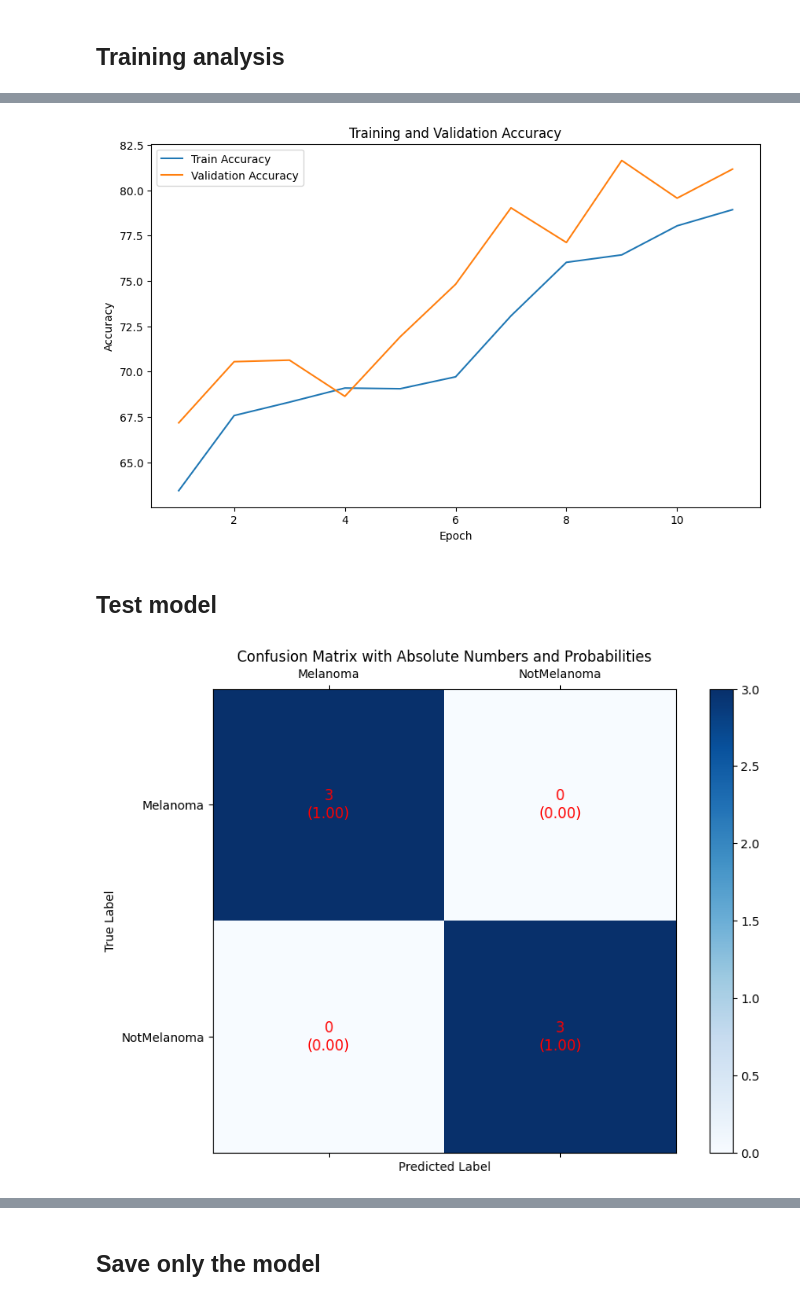
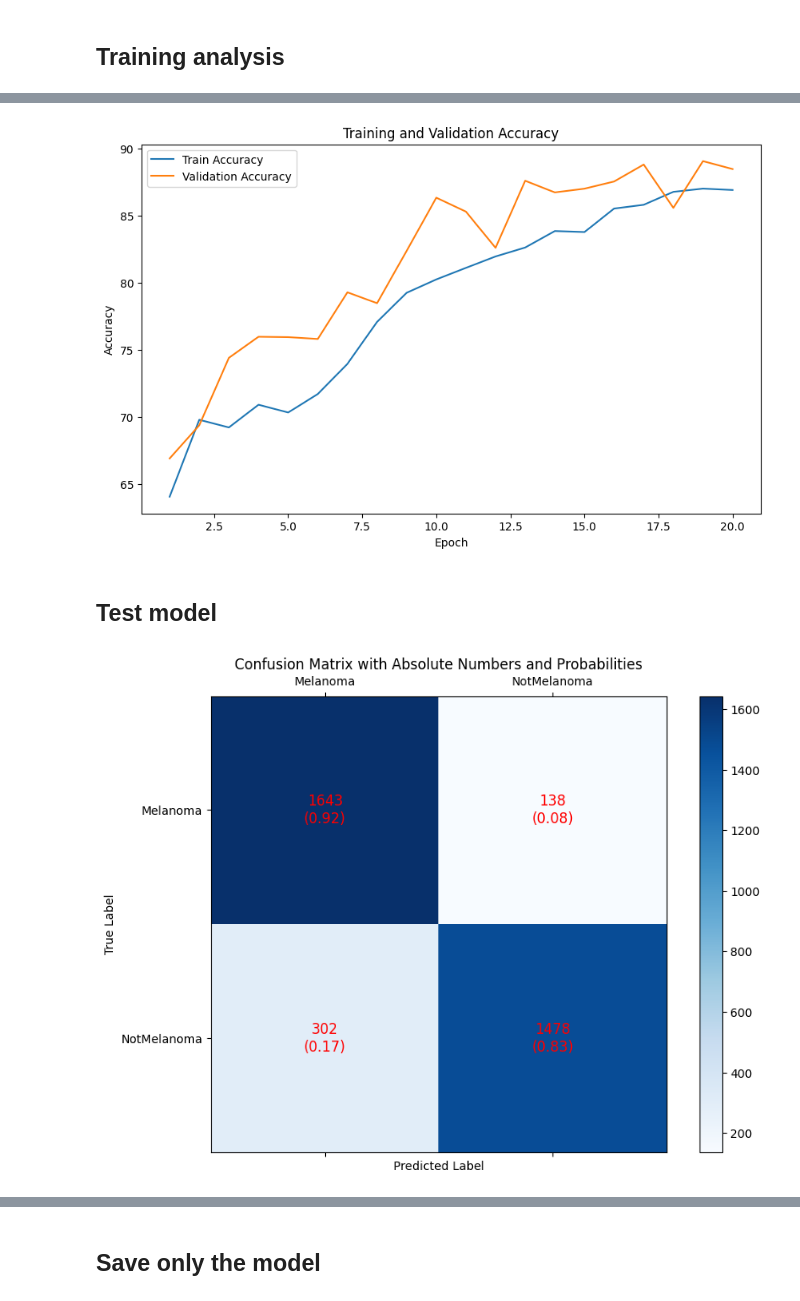
Before and after one commit to C2G-BR/melanoma-classification, a Jupyter notebook: modelling/evaluation.ipynb, the cells around one changed output, grey strips where cells are left out. Cells and saved outputs as stored; diff of their text form; code cells hidden in the pictures.

Commit message:
feat: visualization
Co-authored-by: Bastian Berle <Irish-77@users.noreply.github.com>

```diff
--- a/modelling/evaluation.ipynb
+++ b/modelling/evaluation.ipynb
@@ -37,9 +32,9 @@ Using device: mps
 # %%
 # Set paths
 figure_path = Path("evaluation") / "images"
-checkpoint_base_path = Path("checkpoints") / "dermmel"
+checkpoint_base_path = Path("checkpoints") / "dermmel_orig_image_test"
 training_metrics_filename = "metrics.csv"
-final_model_path = Path('..') /  "src" / "melanoma_classification" / "weights"
+final_model_path = Path("..") / "src" / "melanoma_classification" / "weights"
 final_model_path.mkdir(exist_ok=True)
 # %% [markdown]
 ### Create & read in model from checkpoints
@@ -73,17 +68,10 @@ Estimated Total Size (MB): 504.37
 # %% [markdown]
 ### Create test dataset & dataloader
 # %%
-test_dataset = DermMel(
-    '../data',
-    split='simple',
-    transform=production_transform()
+test_dataset = DermMel("../data", split="test", transform=production_transform())
+test_dataloader = torch.utils.data.DataLoader(
+    test_dataset, batch_size=1, shuffle=False, num_workers=0
 )
-test_dataloader = torch.utils.data.DataLoader(
-    test_dataset,
-    batch_size=1,
-    shuffle=True,
-    num_workers=0
-)
 # %% [markdown]
 ### Read-in training metrics
 # %%
@@ -109,22 +97,17 @@ visualize_f1_precision_recall(training_metrics, figure_path / "f1_precision_reca
 # %%
 visualize_accuracy(training_metrics, figure_path / "accuracy.png")
 # %% [output]
-[figure, old version]
+[figure, new version]
 # %% [markdown]
 ## Test model
 # %%
 evaluation_report = create_evaluation_report(
-    vit,
-    test_dataloader,
-    test_dataset.classes,
-    device
+    vit, test_dataloader, test_dataset.classes, device
 )
 # %%
 visualize_confusion_matrix(
-    evaluation_report,
-    test_dataset.classes,
-    figure_path / "confusion_matrix.png"
+    evaluation_report, test_dataset.classes, figure_path / "confusion_matrix.png"
 )
 # %% [output]
-[figure, old version]
+[figure, new version]
 # %%
```
Also changed, not shown: parts of 9 cells of this notebook, 8 other files.
